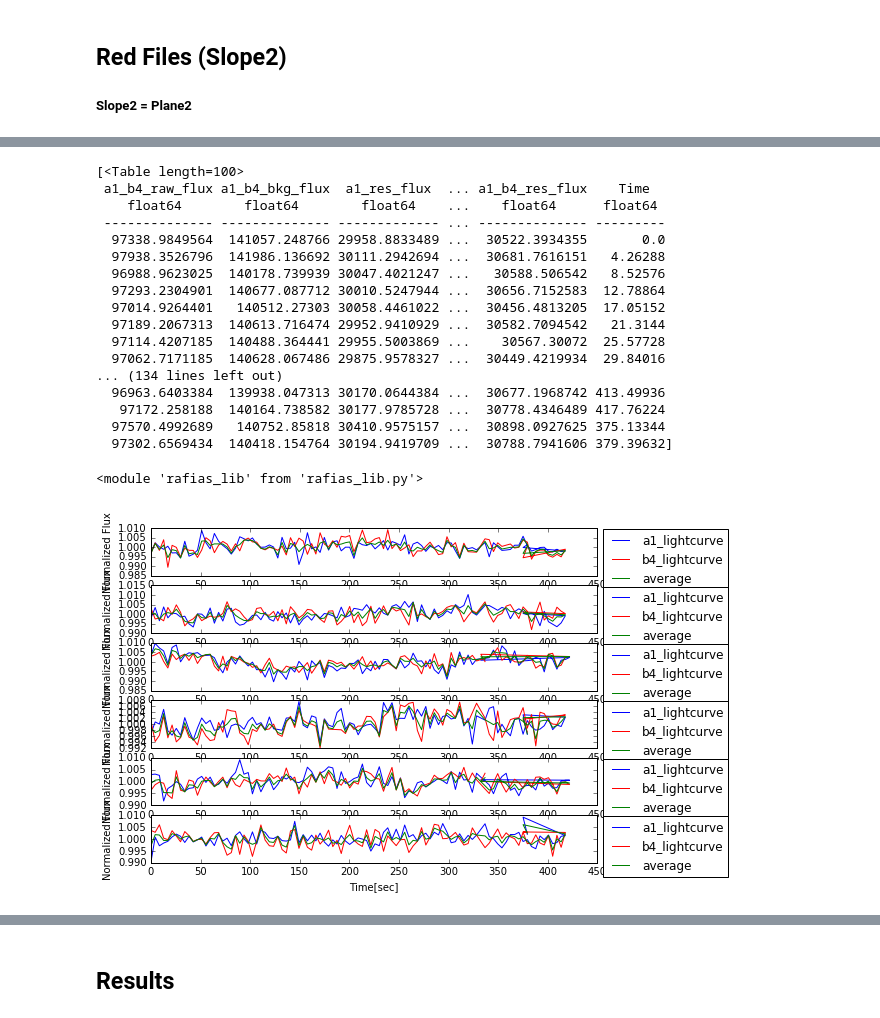
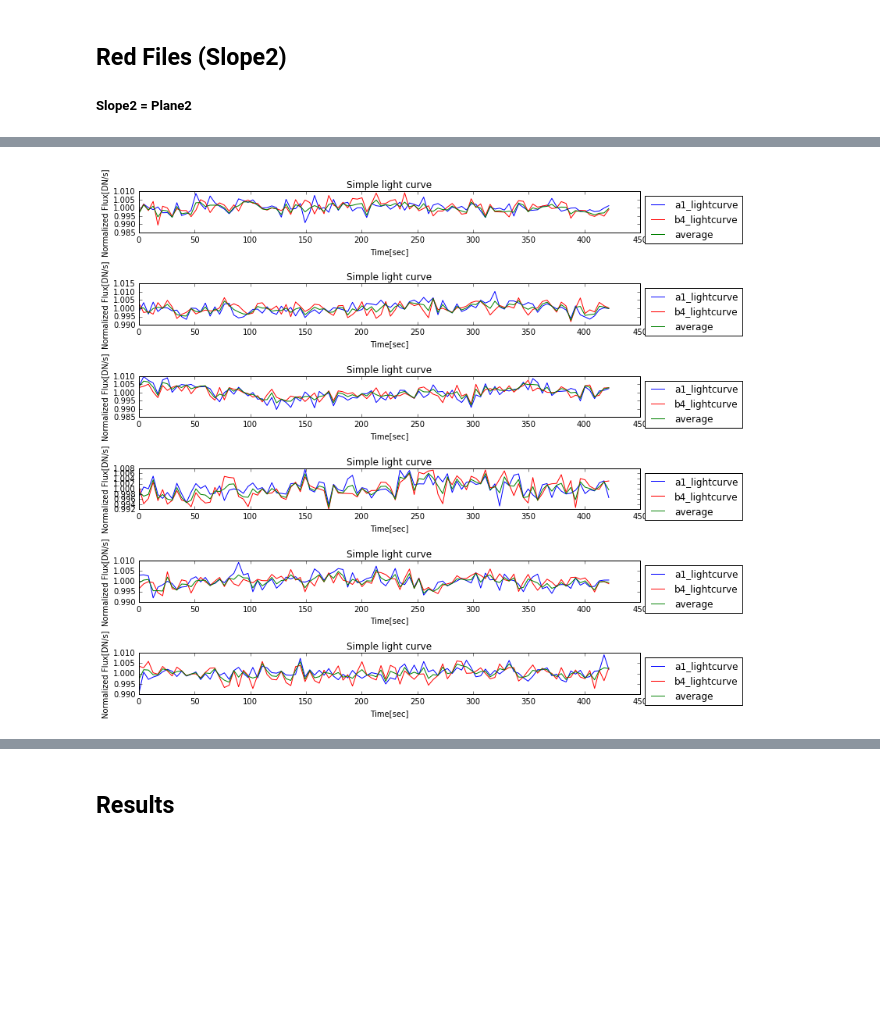
Before and after one commit to rafia37/NIRCam-data-analysis, a Jupyter notebook: Analyzing In-focus data.ipynb, the cells around one changed output, grey strips where cells are left out. Saved outputs shown, nothing was run; the diff lists cells and outputs as text; code cells hidden in the pictures; blank space fills up the shorter version.

```diff
--- a/Analyzing In-focus data.ipynb
+++ b/Analyzing In-focus data.ipynb
@@ -320,7 +218,6 @@ a1_centers_red2
 # %%
-b4_centers_red2 = []
-for ds in b4_files_red:
-    b4_centers_red2.append(rl.gen_center_g2d(160,155,5,4500,2,2,0,ds, red_files = True, rf_slope = True)[0])
-print len(b4_centers_red2), len(b4_centers_red2[0])
-b4_centers_red2
+b4_centersR2 = []
+for ds in b4_filesR:
+    b4_centersR2.append(rl.gen_center_g2d(160,155,5,4500,2,2,0,ds, red = True, red2 = True))
+print len(b4_centersR2), len(b4_centersR2[0])
 # %% [output]
@@ -375,42 +225,31 @@ focused_rtused_rtused_rt.write('focused_rt.csv')
 # %%
-data_red2 = []
+a1_dataR2 = []
 for x in range(1,7):
-    globals()['data%s' % x] = rl.average_residual_flux(a1_centers_red2[x-1], b4_centers_red2[x-1], 3, 9, 10,
-                                                       a1_files_red[x-1], b4_files_red[x-1], red_files = True, rf_slope = True)
-    data_red2.append(globals()['data%s' % x])
-data_red2
+    globals()['a1_dataR2%s' % x] = rl.time_series(a1_centersR2[x-1][1], a1_centersR2[x-1][2], a1_filesR[x-1],
+                                                  3, 9, 10, red = True, red2 = True)
+    a1_dataR2.append(globals()['a1_dataR2%s' % x])
-# %% [output]
-[<Table length=100>
- a1_b4_raw_flux a1_b4_bkg_flux  a1_res_flux  ... a1_b4_res_flux    Time
-    float64        float64        float64    ...    float64      float64
- -------------- -------------- ------------- ... -------------- ---------
-  97338.9849564  141057.248766 29958.8833489 ...  30522.3934355       0.0
-  97938.3526796  141986.136692 30111.2942694 ...  30681.7616151   4.26288
-  96988.9623025  140178.739939 30047.4021247 ...   30588.506542   8.52576
-  97293.2304901  140677.087712 30010.5247944 ...  30656.7152583  12.78864
-  97014.9264401   140512.27303 30058.4461022 ...  30456.4813205  17.05152
-  97189.2067313  140613.716474 29952.9410929 ...  30582.7094542   21.3144
-  97114.4207185  140488.364441 29955.5003869 ...    30567.30072  25.57728
-  97062.7171185  140628.067486 29875.9578327 ...  30449.4219934  29.84016
-... (134 lines left out)
-  96963.6403384  139938.047313 30170.0644384 ...  30677.1968742 413.49936
-   97172.258188  140164.738582 30177.9785728 ...  30778.4346489 417.76224
-  97570.4992689   140752.85818 30410.9575157 ...  30898.0927625 375.13344
-  97302.6569434  140418.154764 30194.9419709 ...  30788.7941606 379.39632]
-# %%
-reload(rl)
-# %% [output]
-<module 'rafias_lib' from 'rafias_lib.py'>
+# %%
+b4_dataR2 = []
+for x in range(1,7):
+    globals()['b4_dataR2%s' % x] = rl.time_series(b4_centersR2[x-1][1], b4_centersR2[x-1][2], b4_filesR[x-1],
+                                                  3, 9, 10, red = True, red2 = True)
+    b4_dataR2.append(globals()['b4_dataR2%s' % x])
+# %%
+av_dataR2 = []
+for x in range(1,7):
+    globals()['av_dataR2%s' % x] = (a1_dataR2[x-1]['res_flux']+b4_dataR2[x-1]['res_flux'])/2
+    av_dataR2.append(globals()['av_dataR2%s' % x])
 # %%
 #Comparing light curves
+plt.figure(figsize = (10,10))
 for i in range(1,7):
     plt.subplot(6, 1, i)
-    rl.light_curve(data_red2[i-1]['Time'], data_red2[i-1]['a1_res_flux'], '-', lbl = 'a1_lightcurve')
-    rl.light_curve(data_red2[i-1]['Time'], data_red2[i-1]['b4_res_flux'], 'r-', lbl ='b4_lightcurve')
-    rl.light_curve(data_red2[i-1]['Time'], data_red2[i-1]['a1_b4_res_flux'], 'g-', lbl ='average')
-    plt.legend(loc = 'upper left', bbox_to_anchor = (1,1.1))
-    plt.ylabel('Normalized Flux')
+    rl.light_curve(a1_dataR2[i-1]['time'], a1_dataR2[i-1]['res_flux'], style = '-', lbl = 'a1_lightcurve')
+    rl.light_curve(b4_dataR2[i-1]['time'], b4_dataR2[i-1]['res_flux'], style = 'r-', lbl = 'b4_lightcurve')
+    rl.light_curve(a1_dataR2[i-1]['time'], av_dataR2[i-1], style = 'g-', lbl = 'average')
+    plt.legend(loc = 'upper left', bbox_to_anchor = (1,1))
+    plt.tight_layout()
 # %% [output]
-[figure, old version]
+[figure, new version]
 # %%
 #Comparing Measured error/ Standard Deviation
```
Also changed, not shown: parts of 30 cells of this notebook, 24 other files.
